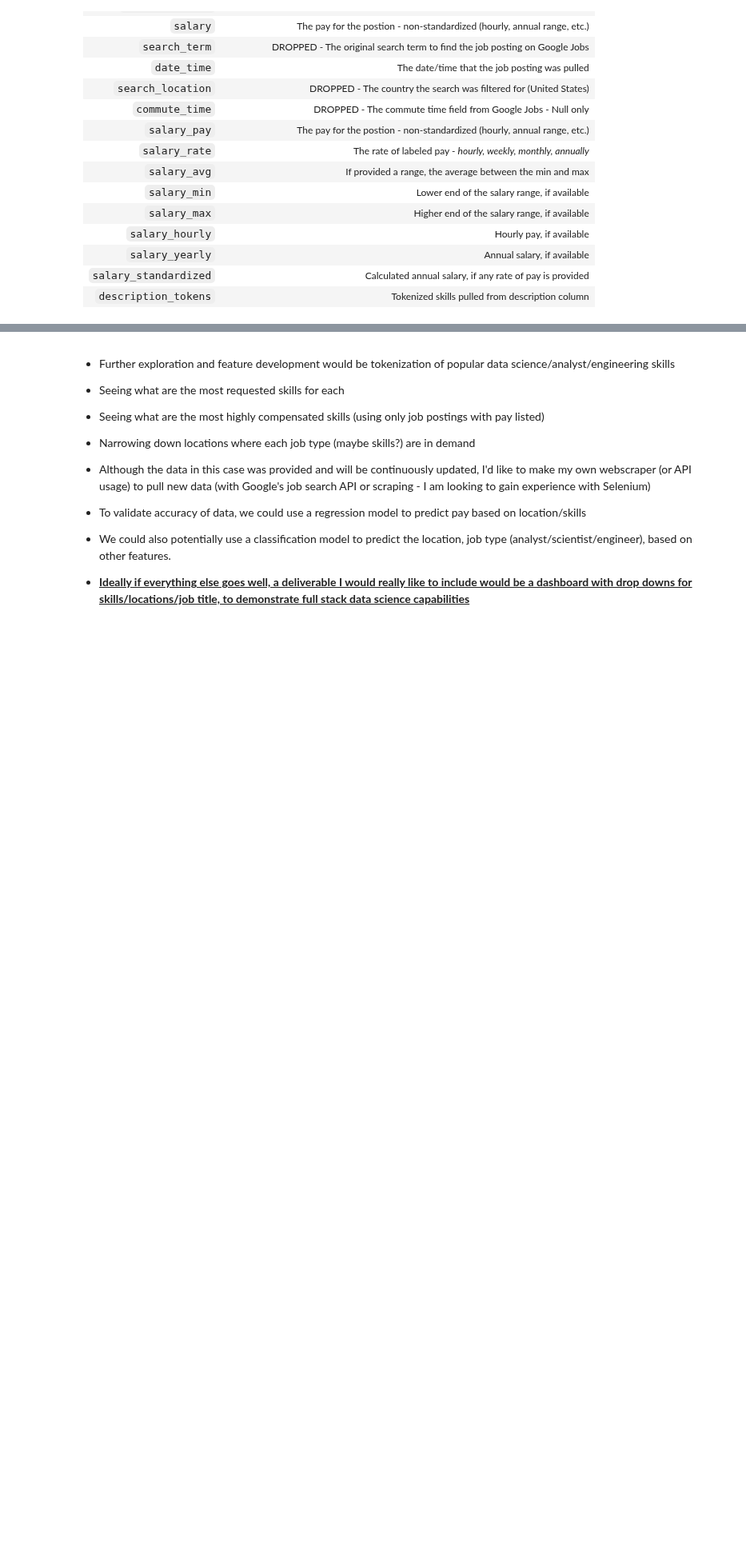
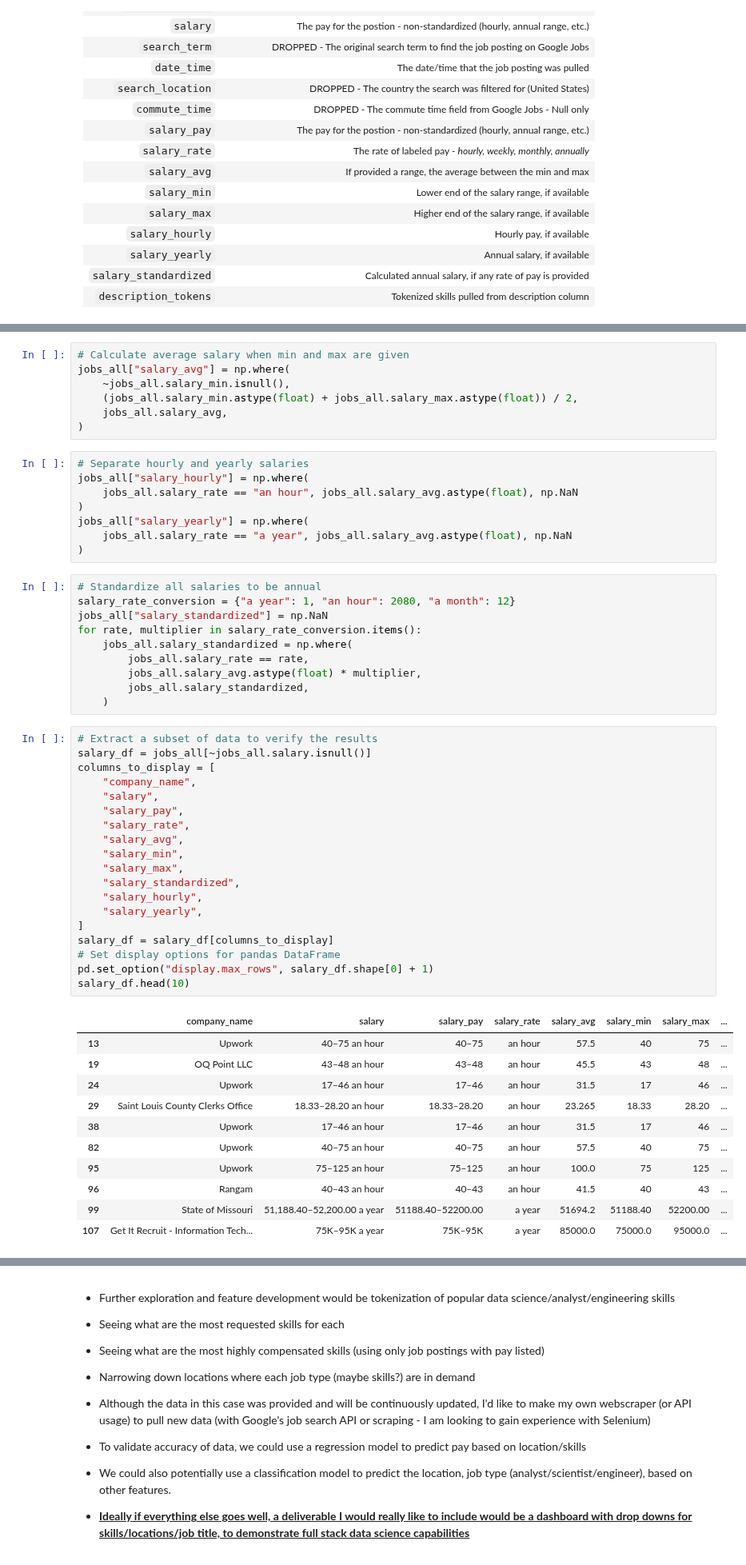
Before and after one commit to Decoding-Data-Jobs/data-jobs-project, a Jupyter notebook: schmitz_working/schmitz_draft.ipynb, the cells around one changed output, grey strips where cells are left out. Shown at 80% size. Saved outputs shown, nothing was run; the diff lists cells and outputs as text; blank space fills up the shorter version.

```diff
--- a/schmitz_working/schmitz_draft.ipynb
+++ b/schmitz_working/schmitz_draft.ipynb
@@ -256,0 +302,56 @@ Name: count, Length: 1301, dtype: int64
+# %%
+# Calculate average salary when min and max are given
+jobs_all["salary_avg"] = np.where(
+    ~jobs_all.salary_min.isnull(),
+    (jobs_all.salary_min.astype(float) + jobs_all.salary_max.astype(float)) / 2,
+    jobs_all.salary_avg,
+)
+# %%
+# Separate hourly and yearly salaries
+jobs_all["salary_hourly"] = np.where(
+    jobs_all.salary_rate == "an hour", jobs_all.salary_avg.astype(float), np.NaN
+)
+jobs_all["salary_yearly"] = np.where(
+    jobs_all.salary_rate == "a year", jobs_all.salary_avg.astype(float), np.NaN
+)
+# %%
+# Standardize all salaries to be annual
+salary_rate_conversion = {"a year": 1, "an hour": 2080, "a month": 12}
+jobs_all["salary_standardized"] = np.NaN
+for rate, multiplier in salary_rate_conversion.items():
+    jobs_all.salary_standardized = np.where(
+        jobs_all.salary_rate == rate,
+        jobs_all.salary_avg.astype(float) * multiplier,
+        jobs_all.salary_standardized,
+    )
+# %%
+# Extract a subset of data to verify the results
+salary_df = jobs_all[~jobs_all.salary.isnull()]
+columns_to_display = [
+    "company_name",
+    "salary",
+    "salary_pay",
+    "salary_rate",
+    "salary_avg",
+    "salary_min",
+    "salary_max",
+    "salary_standardized",
+    "salary_hourly",
+    "salary_yearly",
+]
+salary_df = salary_df[columns_to_display]
+# Set display options for pandas DataFrame
+pd.set_option("display.max_rows", salary_df.shape[0] + 1)
+salary_df.head(10)
+# %% [output]
+|  | company_name | salary | salary_pay | salary_rate | salary_avg | salary_min | salary_max | ... |
+| 13 | Upwork | 40–75 an hour | 40–75 | an hour | 57.5 | 40 | 75 | ... |
+| 19 | OQ Point LLC | 43–48 an hour | 43–48 | an hour | 45.5 | 43 | 48 | ... |
+| 24 | Upwork | 17–46 an hour | 17–46 | an hour | 31.5 | 17 | 46 | ... |
+| 29 | Saint Louis County Clerks Office | 18.33–28.20 an hour | 18.33–28.20 | an hour | 23.265 | 18.33 | 28.20 | ... |
+| 38 | Upwork | 17–46 an hour | 17–46 | an hour | 31.5 | 17 | 46 | ... |
+| 82 | Upwork | 40–75 an hour | 40–75 | an hour | 57.5 | 40 | 75 | ... |
+| 95 | Upwork | 75–125 an hour | 75–125 | an hour | 100.0 | 75 | 125 | ... |
+| 96 | Rangam | 40–43 an hour | 40–43 | an hour | 41.5 | 40 | 43 | ... |
+| 99 | State of Missouri | 51,188.40–52,200.00 a year | 51188.40–52200.00 | a year | 51694.2 | 51188.40 | 52200.00 | ... |
+| 107 | Get It Recruit - Information Tech... | 75K–95K a year | 75K–95K | a year | 85000.0 | 75000.0 | 95000.0 | ... |
```
Also changed, not shown: parts of 30 cells of this notebook.
